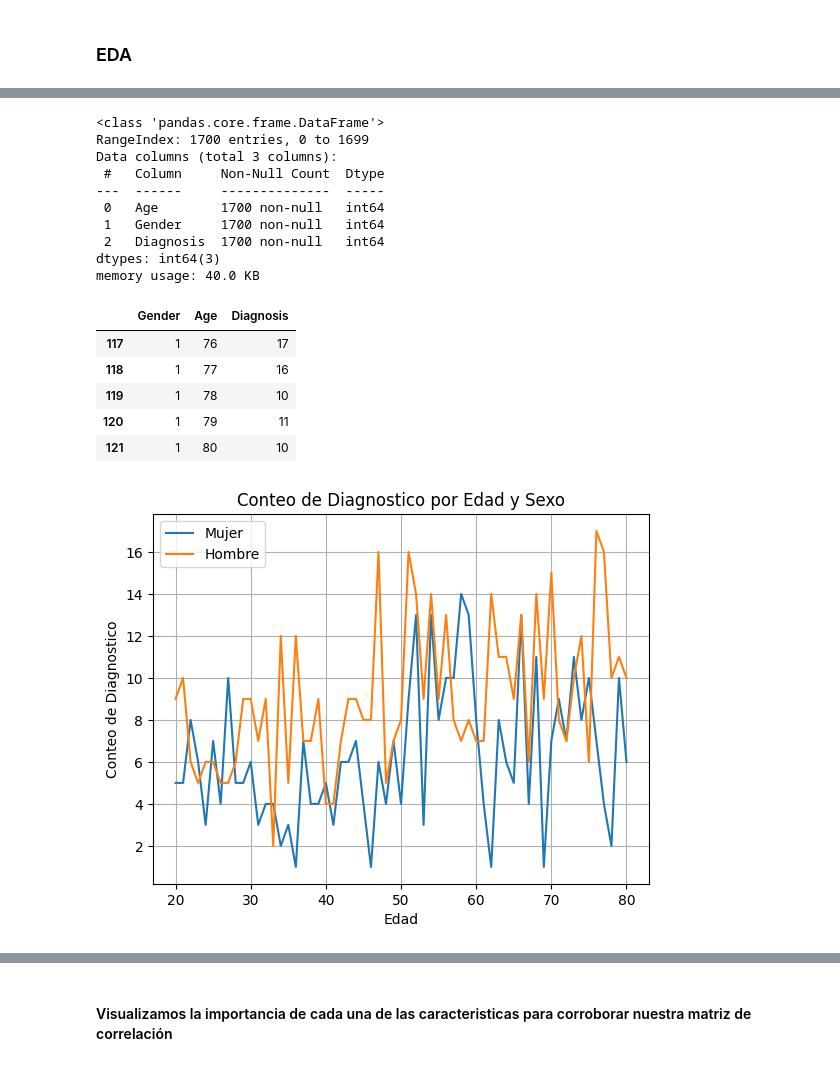
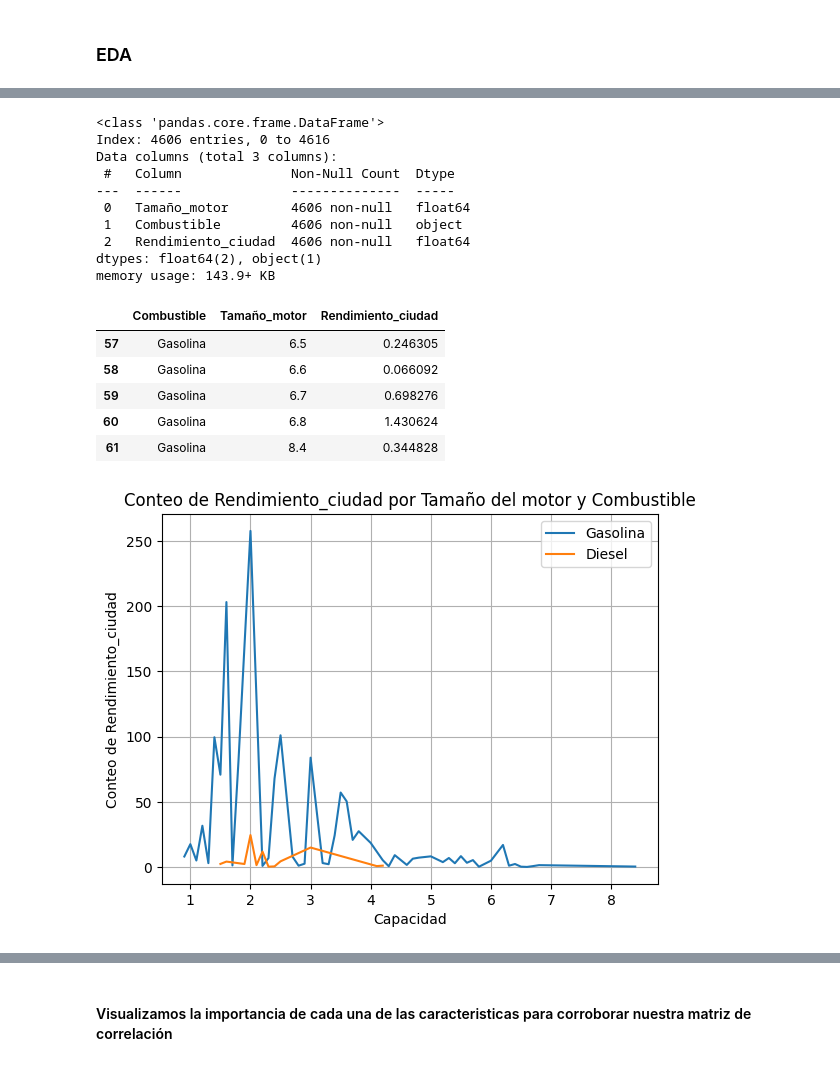
Before and after one commit to alexpanquevac/analisisDatos, a Jupyter notebook: Proyecto final/Proyecto final.ipynb, the cells around one changed output, grey strips where cells are left out. Drawn from its saved outputs; the diff is of its cells as text; code cells hidden in the pictures.

```diff
--- a/Proyecto final/Proyecto final.ipynb
+++ b/Proyecto final/Proyecto final.ipynb
@@ -109,0 +211,3 @@ np.int64(11)
+# %%
+df_combustible.dropna(subset=['Transmisión'], inplace=True)
+df_combustible.reset_index(drop=True, inplace=True)
@@ -209,4 +376,4 @@ for i, col in enumerate(cols_num):
 # %%
 scaler = MinMaxScaler()
-scaled_columns = ['BMI', 'AlcoholConsumption', 'PhysicalActivity', 'LiverFunctionTest']
-df_higado[scaled_columns] = scaler.fit_transform(df_higado[scaled_columns])
+scaled_columns = ['Rendimiento_ciudad', 'Rendimiento_carretera', 'Rendimiento_mixto', 'Rendimiento_ajustado', 'Emisiones_CO2', 'Emisiones_NOx', 'Gas_efecto_invernadero' ]
+df_combustible[scaled_columns] = scaler.fit_transform(df_combustible[scaled_columns])
@@ -311,60 +505,60 @@ plt.show()
 # %%
 #Se crea un DataFrame con las columnas que necesitamos, edad, genero y Diagnosttico
-df_n = df_higado[['Age','Gender','Diagnosis']]
+df_n = df_combustible[['Tamaño_motor','Combustible','Rendimiento_ciudad']]
 df_n.info()
 # %% [output]
 <class 'pandas.core.frame.DataFrame'>
-RangeIndex: 1700 entries, 0 to 1699
+Index: 4606 entries, 0 to 4616
 Data columns (total 3 columns):
- #   Column     Non-Null Count  Dtype
----  ------     --------------  -----
- 0   Age        1700 non-null   int64
- 1   Gender     1700 non-null   int64
- 2   Diagnosis  1700 non-null   int64
-dtypes: int64(3)
-memory usage: 40.0 KB
+ #   Column              Non-Null Count  Dtype
+---  ------              --------------  -----
+ 0   Tamaño_motor        4606 non-null   float64
+ 1   Combustible         4606 non-null   object
+ 2   Rendimiento_ciudad  4606 non-null   float64
+dtypes: float64(2), object(1)
+memory usage: 143.9+ KB
 # %%
-#Se agrupa el DataFrame por 'Gender' y 'Age', se calcula la suma de 'Diagnostico' para cada grupo y se crea un nuevo DataFrame con los resultados.
-df_agg = df_n.groupby(['Gender','Age']).agg(
+#Se agrupa el DataFrame por 'Combustible' y 'Capacidad_combustible', se calcula la suma de 'Rendimiento_ciudad' para cada grupo y se crea un nuevo DataFrame con los resultados.
+df_agg = df_n.groupby(['Combustible','Tamaño_motor']).agg(
                                     {
-                                        'Diagnosis': 'sum',
+                                        'Rendimiento_ciudad': 'sum',
                                     }
                                 ).reset_index()
 
 #Se muestran las últimas filas del DataFrame para verificar los resultados.
 df_agg.tail()
 # %% [output]
-|  | Gender | Age | Diagnosis |
-| 117 | 1 | 76 | 17 |
-| 118 | 1 | 77 | 16 |
-| 119 | 1 | 78 | 10 |
-| 120 | 1 | 79 | 11 |
-| 121 | 1 | 80 | 10 |
+|  | Combustible | Tamaño_motor | Rendimiento_ciudad |
+| 57 | Gasolina | 6.5 | 0.246305 |
+| 58 | Gasolina | 6.6 | 0.066092 |
+| 59 | Gasolina | 6.7 | 0.698276 |
+| 60 | Gasolina | 6.8 | 1.430624 |
+| 61 | Gasolina | 8.4 | 0.344828 |
 # %%
-##Grafico de Lineas Genero, Edad y Diagnostico
+##Grafico de Lineas Combustible, Capacidad_combustible y Rendimiento_ciudad
 
-# Separar datos por Genero
-female_data = df_agg[df_agg['Gender'] == 0]
-male_data = df_agg[df_agg['Gender'] == 1]
+# Separar datos por Combustible
+gas_data = df_agg[df_agg['Combustible'] == 'Gasolina']
+diesel_data = df_agg[df_agg['Combustible'] == 'Diesel']
 
-# Extraer la edad y el conteo de Diagnostico para cada grupo de genero.
-female_age = female_data['Age']
-female_diagnosis = female_data['Diagnosis']
-male_age = male_data['Age']
-male_diagnosis = male_data['Diagnosis']
+# Extraer la Capacidad_combustible y el conteo de Rendimiento_ciudad para cada grupo de Combustible.
+gas_tam = gas_data['Tamaño_motor']
+gas_ren = gas_data['Rendimiento_ciudad']
+die_tam = diesel_data['Tamaño_motor']
+die_ren = diesel_data['Rendimiento_ciudad']
 
 # Crea el gráfico de líneas
-plt.plot(female_age, female_diagnosis, label='Mujer')
-plt.plot(male_age, male_diagnosis, label='Hombre')
+plt.plot(gas_tam, gas_ren, label='Gasolina')
+plt.plot(die_tam, die_ren, label='Diesel')
 
 # Personalización del gráfico
-plt.xlabel('Edad')
-plt.ylabel('Conteo de Diagnostico')
-plt.title('Conteo de Diagnostico por Edad y Sexo')
+plt.xlabel('Capacidad')
+plt.ylabel('Conteo de Rendimiento_ciudad')
+plt.title('Conteo de Rendimiento_ciudad por Tamaño del motor y Combustible')
 plt.legend()
 
 # Mostrar Grafica
 plt.grid(True)
 plt.show()
 # %% [output]
-[figure, old version]
+[figure, new version]
```
Also changed, not shown: parts of 52 cells of this notebook.
